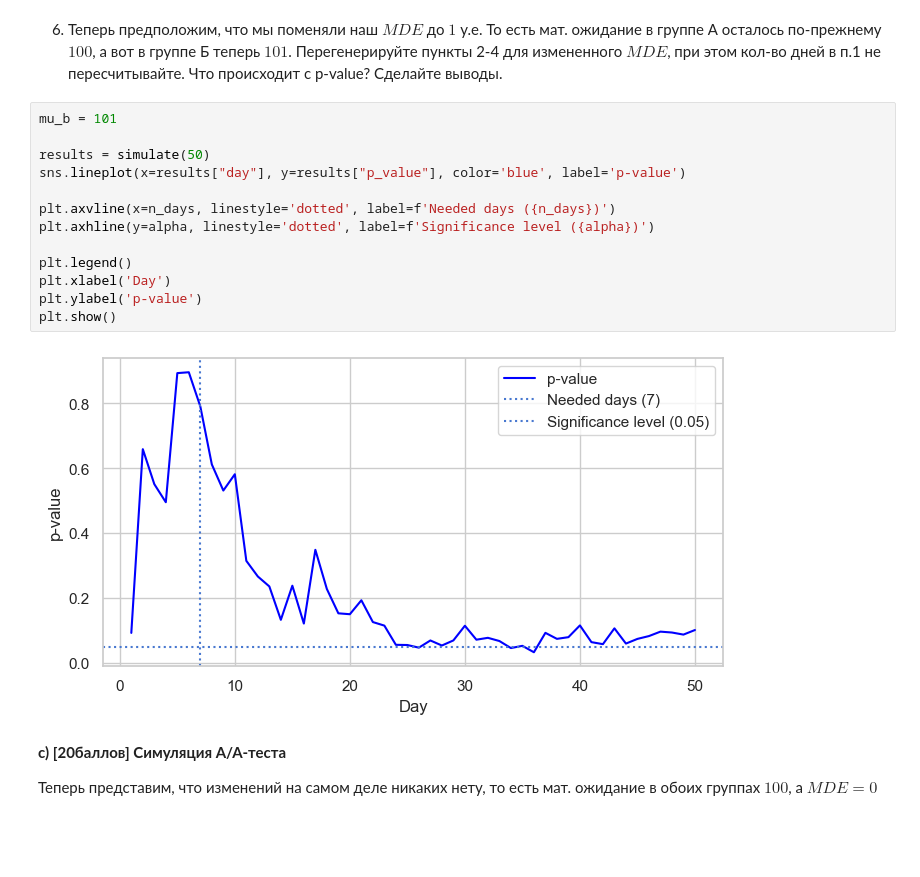
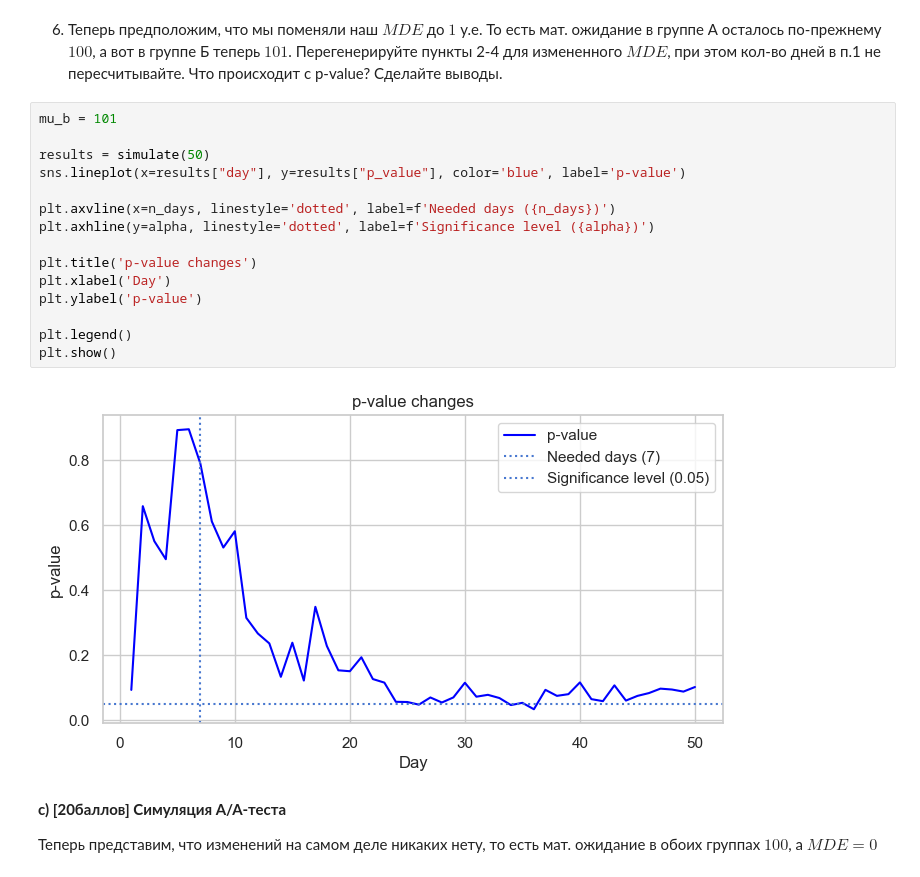
Before and after one commit to Kerblif/andan_2023-1, a Jupyter notebook: hw/hw04/hw04-red_or_blue.ipynb, the cells around one changed output. Saved outputs shown, nothing was run; the diff lists cells and outputs as text; blank space fills up the shorter version.

```diff
--- a/hw/hw04/hw04-red_or_blue.ipynb
+++ b/hw/hw04/hw04-red_or_blue.ipynb
@@ -600,18 +605,20 @@ plt.show()
 # %%
 mu_b = 101
 
 results = simulate(50)
 sns.lineplot(x=results["day"], y=results["p_value"], color='blue', label='p-value')
 
 plt.axvline(x=n_days, linestyle='dotted', label=f'Needed days ({n_days})')
 plt.axhline(y=alpha, linestyle='dotted', label=f'Significance level ({alpha})')
 
-plt.legend()
+plt.title('p-value changes')
 plt.xlabel('Day')
 plt.ylabel('p-value')
+
+plt.legend()
 plt.show()
 # %% [output]
-[figure, old version]
+[figure, new version]
 # %% [markdown]
 __с) [20баллов] Симуляция А/А-теста__
 
```
Also changed, not shown: parts of 6 cells of this notebook.
